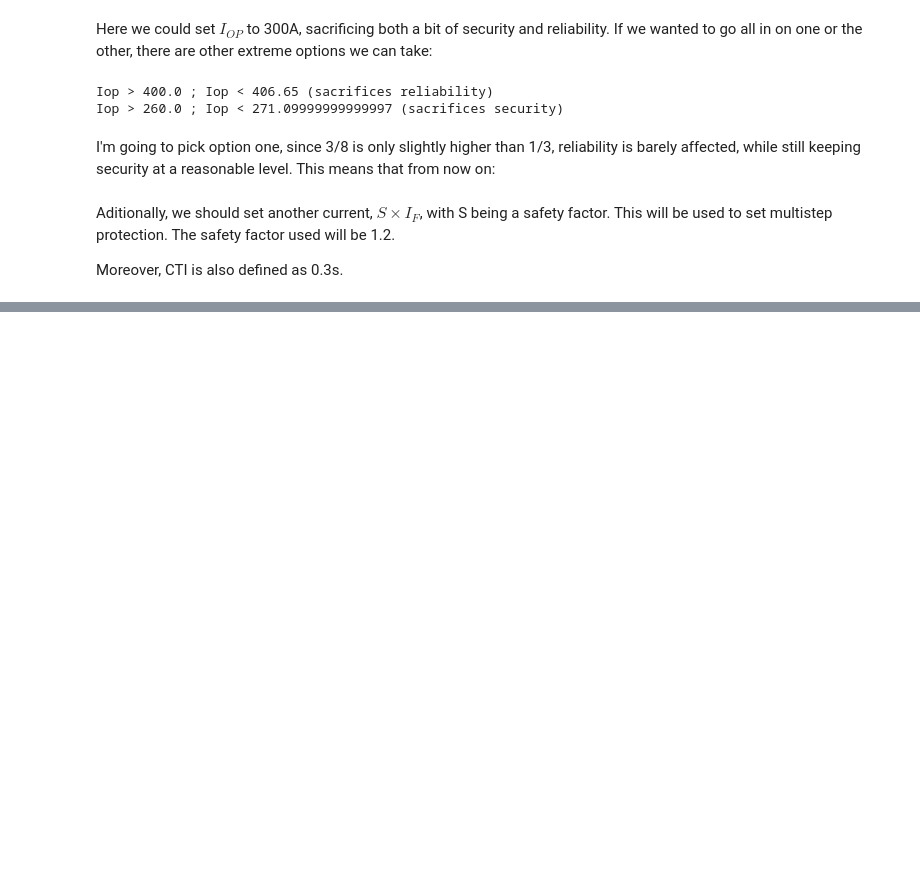
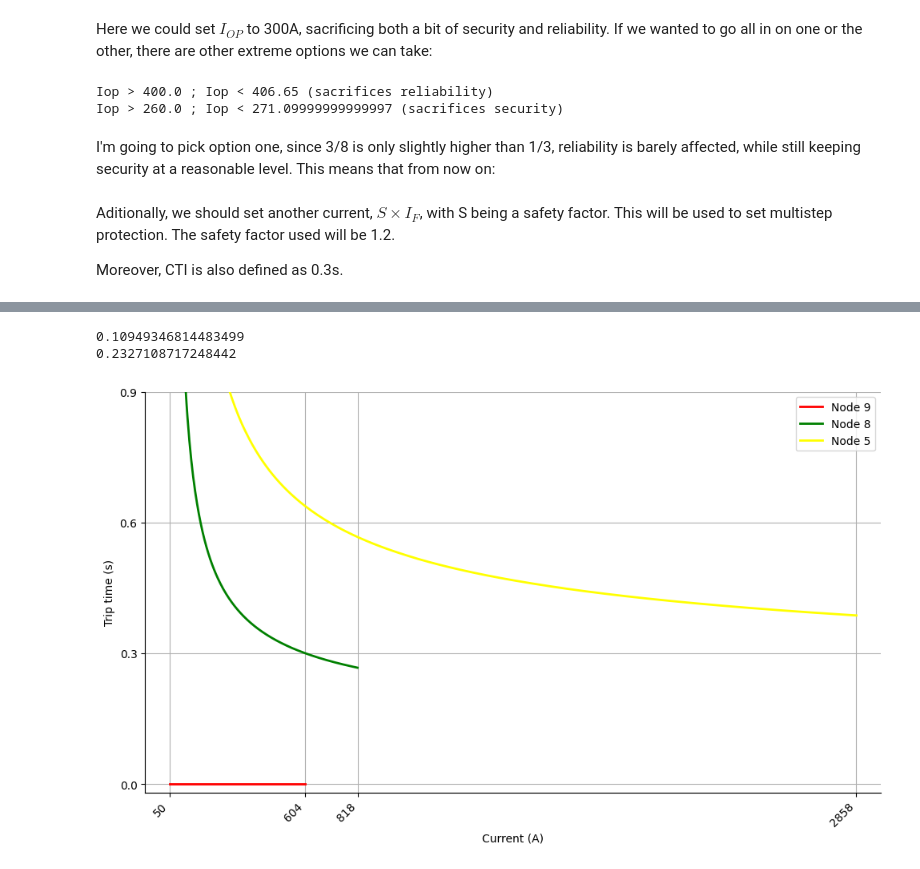
Before and after one commit to e4m8ch/IST_PSE, a Jupyter notebook: main.ipynb, the cells around one changed output, grey strips where cells are left out. Drawn from its saved outputs; the diff is of its cells as text; code cells hidden in the pictures; blank space fills up the shorter version.

```diff
--- a/main.ipynb
+++ b/main.ipynb
@@ -786,0 +863,2 @@ CTI = 0.3 # s
+# %%
+I_op_gnd = 50 # A
@@ -786,0 +883,52 @@ CTI = 0.3 # s
+# %%
+def Td(top, I, Iop, A=0.14, p=0.02):
+    return top/A*((I/Iop)**p-1)
+
+def top(Td, I, Iop, A=0.14, p=0.02):
+    return A/((I/Iop)**p-1)*Td
+
+Td_n8 = Td(CTI, filtered_ground["max"].iloc[2], I_op_gnd)
+top_n8 = top(Td_n8, filtered_ground["max"].iloc[1], I_op_gnd)
+
+Td_n5 = Td(CTI+top_n8, filtered_ground["max"].iloc[1], I_op_gnd)
+
+print(Td_n8)
+print(Td_n5)
+# %% [output]
+0.10949346814483499
+0.2327108717248442
+# %%
+x_values = [I_op_gnd] + filtered_ground["max"].tolist()
+x_values = sorted(set(x_values))
+
+y_values = [CTI*0, CTI*1, CTI*2, CTI*3]
+
+fig, ax = plt.subplots(figsize=(10,6))
+ax.set_xlabel('Current (A)')
+ax.set_ylabel('Trip time (s)')
+
+for spine in ['top', 'right']:
+    ax.spines[spine].set_visible(False)
+
+ax.set_xticks(x_values)
+ax.set_yticks(y_values)
+ax.set_xlim(min(x_values)-100, max(x_values)+100)
+ax.set_ylim(-0.02, CTI*3)
+plt.xticks(rotation=45, ha='right')  # rotate labels to avoid overlap
+plt.tight_layout()  # adjust layout to fit labels
+plt.grid()
+
+# Node 9
+ax.plot([x_values[0], x_values[1]], [CTI*0, CTI*0], color='red', linewidth=2, label="Node 9")
+
+# Node 8
+ax.plot(np.linspace(I_op_gnd*1.0001, x_values[-2], 200), 0.14/((np.linspace(I_op_gnd*1.0001, x_values[-2], 200)/I_op_gnd)**0.02 - 1)*Td_n8, color="green", linewidth=2, label="Node 8")
+
+# Node 5
+ax.plot(np.linspace(I_op_gnd*1.0001, x_values[-1], 200), 0.14/((np.linspace(I_op_gnd*1.0001, x_values[-1], 200)/I_op_gnd)**0.02 - 1)*Td_n5, color="yellow", linewidth=2, label="Node 5")
+
+ax.legend(loc="upper right")
+
+plt.show()
+# %% [output]
+[figure, added]
```
Also changed, not shown: parts of 10 cells of this notebook, 1 other file.
